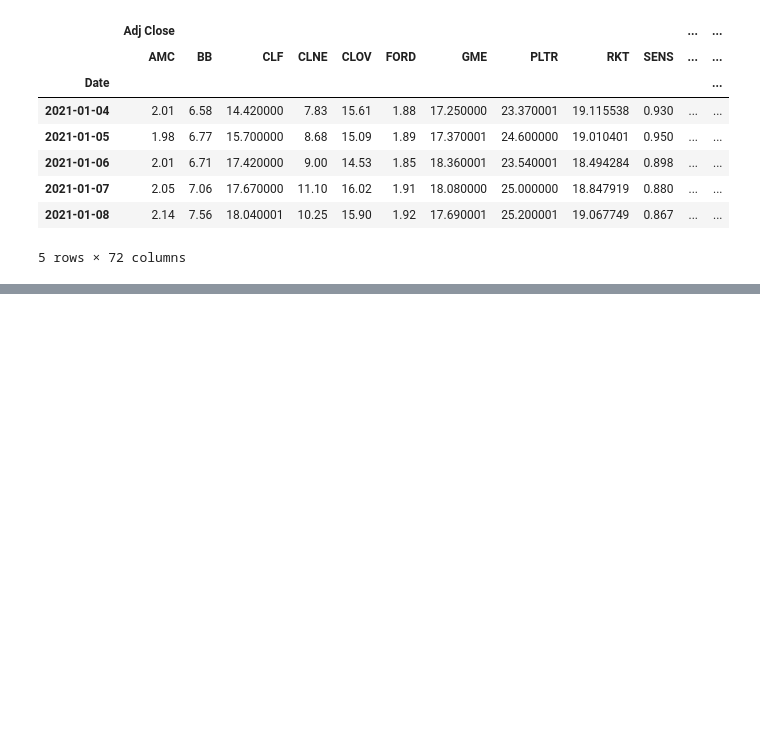
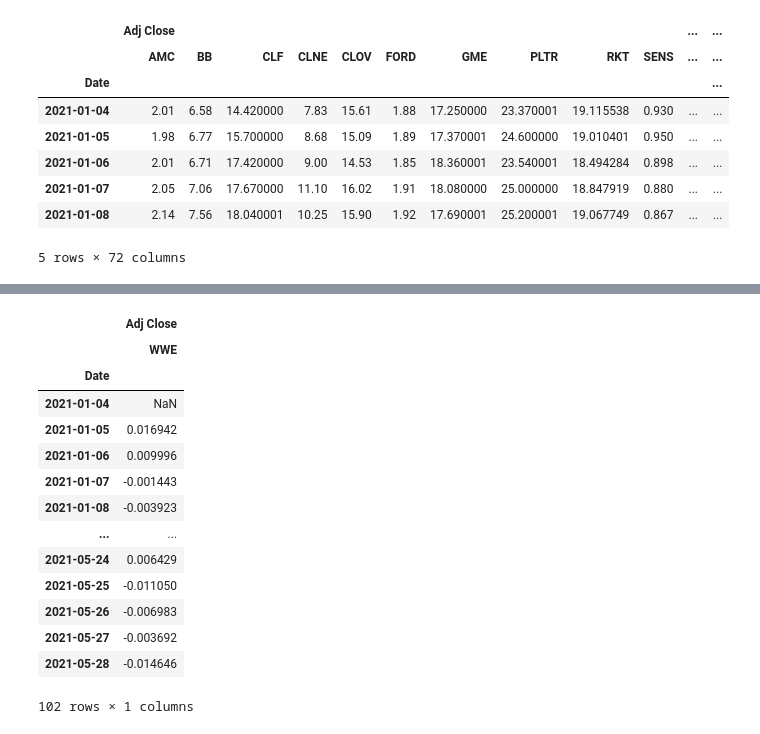
Before and after one commit to tiffanyharris711/callstreet-bets, a Jupyter notebook: CryptoETL.ipynb, the cells around one changed output, grey strips where cells are left out. Drawn from its saved outputs; the diff is of its cells as text; code cells hidden in the pictures; blank space fills up the shorter version.

```diff
--- a/CryptoETL.ipynb
+++ b/CryptoETL.ipynb
@@ -106,0 +145,27 @@ GME_price_history.describe()
+# %%
+AMC_price_history.pct_change()
+BB_price_history.pct_change()
+CLF_price_history.pct_change()
+CLNE_price_history.pct_change()
+FORD_price_history.pct_change()
+PLTR_price_history.pct_change()
+RKT_price_history.pct_change()
+SENS_price_history.pct_change()
+WKHS_price_history.pct_change()
+WWE_price_history.pct_change()
+# %% [output]
+|  | Adj Close |
+|  | WWE |
+| Date |  |
+| 2021-01-04 | NaN |
+| 2021-01-05 | 0.016942 |
+| 2021-01-06 | 0.009996 |
+| 2021-01-07 | -0.001443 |
+| 2021-01-08 | -0.003923 |
+| ... | ... |
+| 2021-05-24 | 0.006429 |
+| 2021-05-25 | -0.011050 |
+| 2021-05-26 | -0.006983 |
+| 2021-05-27 | -0.003692 |
+| 2021-05-28 | -0.014646 |
+102 rows × 1 columns
```
Also changed, not shown: parts of 6 cells of this notebook.
